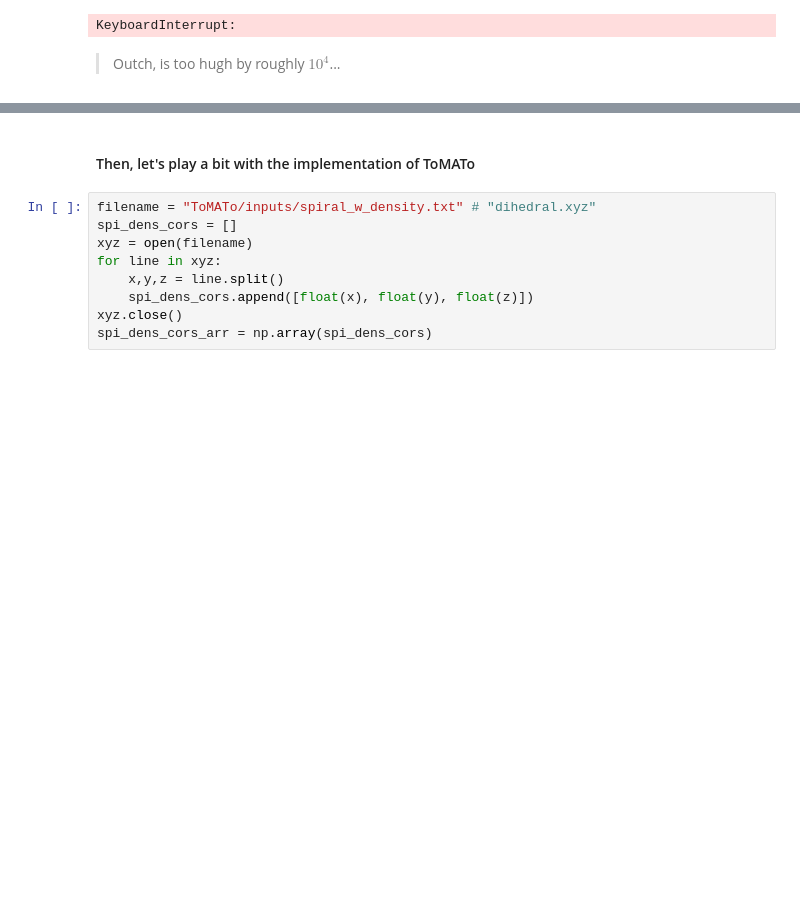
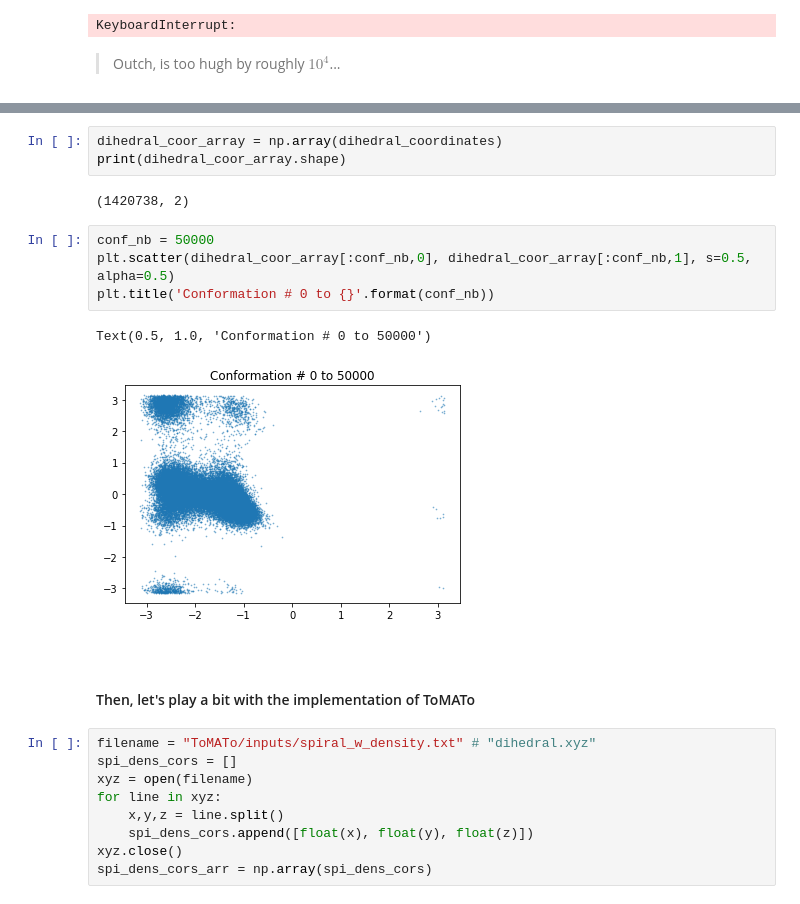
Before and after one commit to bricerauby/Protein_conformation_analysis, a Jupyter notebook: tomato_implementation.ipynb, the cells around one changed output, grey strips where cells are left out. Saved outputs shown, nothing was run; the diff lists cells and outputs as text; blank space fills up the shorter version.

```diff
--- a/tomato_implementation.ipynb
+++ b/tomato_implementation.ipynb
@@ -51,3 +61,17 @@ KeyboardInterrupt:
+# %%
+dihedral_coor_array = np.array(dihedral_coordinates)
+print(dihedral_coor_array.shape)
+# %% [output]
+(1420738, 2)
+# %%
+conf_nb = 50000
+plt.scatter(dihedral_coor_array[:conf_nb,0], dihedral_coor_array[:conf_nb,1], s=0.5, alpha=0.5)
+plt.title('Conformation # 0 to {}'.format(conf_nb))
+# %% [output]
+Text(0.5, 1.0, 'Conformation # 0 to 50000')
+[figure, added]
+# %% [markdown]
+>
 # %% [markdown]
 #### Then, let's play a bit with the implementation of ToMATo
 # %%
```
Also changed, not shown: parts of 6 cells of this notebook, 29 other files.
